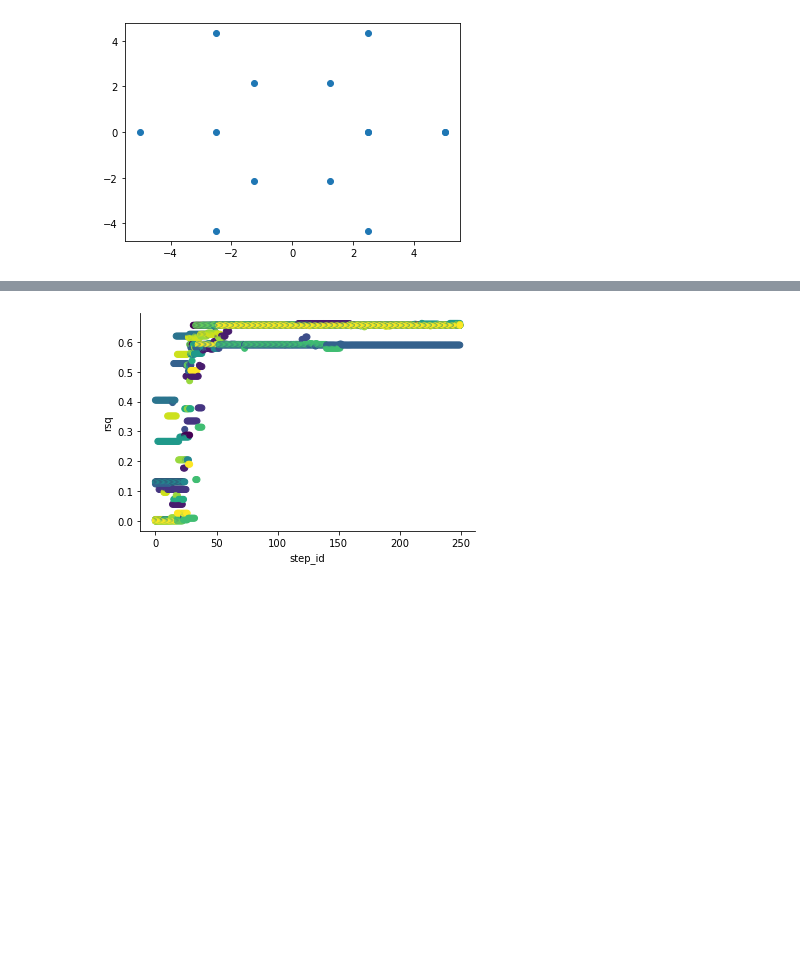
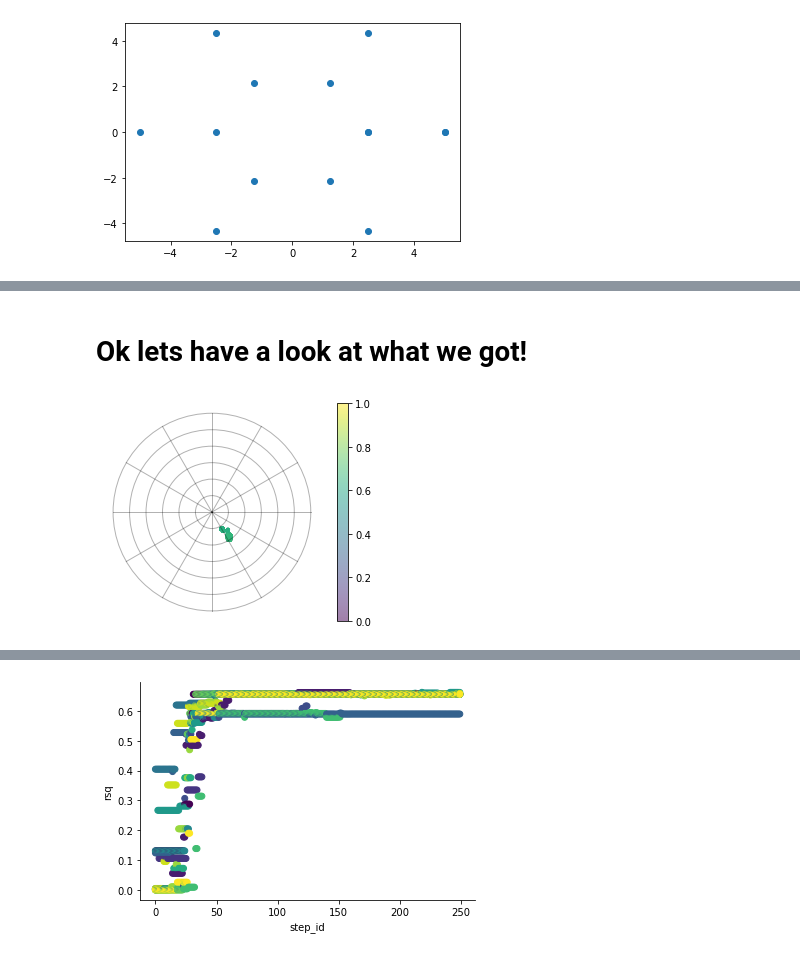
Before and after one commit to mdaghlian/prfpy_bayes, a Jupyter notebook: example_MICRO.ipynb, the cells around one changed output, grey strips where cells are left out. Cells and saved outputs as stored; diff of their text form; code cells hidden in the pictures; blank space fills up the shorter version.

```diff
--- a/example_MICRO.ipynb
+++ b/example_MICRO.ipynb
@@ -200,0 +115,6 @@ Raises:
+# %%
+# Lets run the fitting for voxel 0
+# -> need to specify the "move", i.e., how it makes steps
+import emcee
+moves = emcee.moves.GaussianMove(cov=.1, mode='vector') # Setting cov=.1 for a small step size
+# From EMCEE documentation
@@ -227,32 +205,0 @@ Time taken: 0:00:12.378563
-# %%
-from prfpy_bayes.micro_probe import *
-# *************************************************************
-
-time_start = datetime.now()
-bprf2 = MicroProbe(
-    prfpy_model = prfpy_model,  # prfpy model objects
-    real_ts = psc_runs,         # time series (data)
-    bounds = [-5,5],            # bounds for x,y
-    tiny_prf_size = 0.01,       # tiny prf size
-)
-# Same again but wiht multiprocessing
-import multiprocessing
-
-time_start = datetime.now()
-with multiprocessing.Pool(14) as pool:
-    prfpy_global_model.set_model(prfpy_model)
-    bprf2.run_mcmc_fit(
-        idx=0,                      # Index of the vertex times series to fit
-        n_walkers=len(walkers),     # Number of walkers (i.e., starting points)
-        walkers=walkers,            # Starting points
-        n_steps=250,                # How many steps to takes
-        kwargs_sampler={
-            'moves':emcee.moves.DESnookerMove(),
-            },  # Arguments for the sampler
-        kwargs_run = {'skip_initial_state_check':True},
-        pool=pool,
-    )
-
-t2 = datetime.now()-time_start
-print(f"Single process: {t1}")
-print(f"Multi process: {t2}")
@@ -273,0 +261,9 @@ bprf2.sampler[0].visual_field(
+# %% [markdown]
+# Ok lets have a look at what we got!
+# %%
+bprf.sampler[idx].visual_field(
+    dot_col='rsq', dot_size=10, dot_vmin=0, dot_vmax=1,
+    th={'min-step_id':500}, # Not thresholding - lets show everything!
+)
+# %% [output]
+[figure, added]
```
Also changed, not shown: parts of 15 cells of this notebook, 18 other files.
